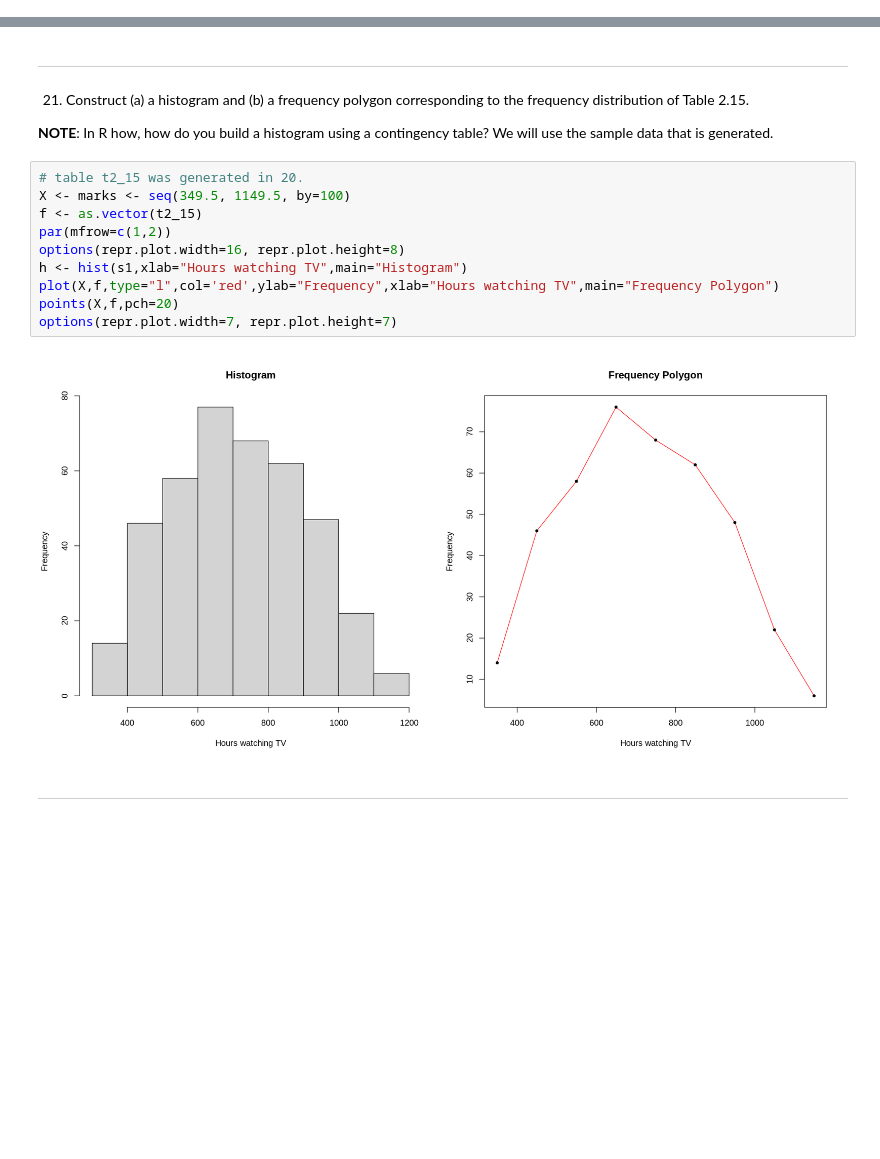
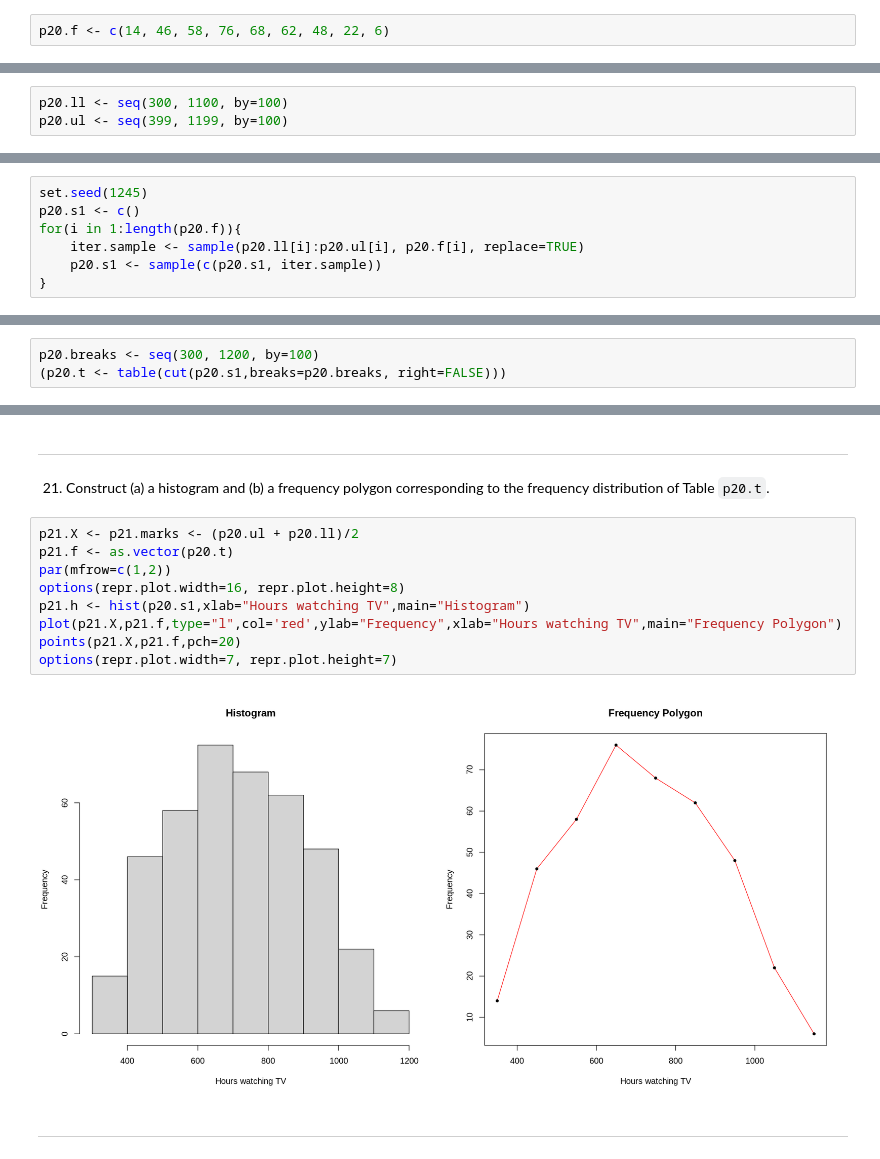
Before and after one commit to jbennett7/Statistics, a Jupyter notebook: Chapter 2 Supplementary Problems.ipynb, the cells around one changed output, grey strips where cells are left out. Drawn from its saved outputs; the diff is of its cells as text; blank space fills up the shorter version.

```diff
--- a/Chapter 2 Supplementary Problems.ipynb
+++ b/Chapter 2 Supplementary Problems.ipynb
@@ -41,0 +31,2 @@ boundaries <- seq(299.5, 1199.5,by=100)
+# %%
+p20.f <- c(14, 46, 58, 76, 68, 62, 48, 22, 6)
@@ -41,0 +35,3 @@ boundaries <- seq(299.5, 1199.5,by=100)
+# %%
+p20.ll <- seq(300, 1100, by=100)
+p20.ul <- seq(399, 1199, by=100)
@@ -41,0 +42,7 @@ boundaries <- seq(299.5, 1199.5,by=100)
+# %%
+set.seed(1245)
+p20.s1 <- c()
+for(i in 1:length(p20.f)){
+    iter.sample <- sample(p20.ll[i]:p20.ul[i], p20.f[i], replace=TRUE)
+    p20.s1 <- sample(c(p20.s1, iter.sample))
+}
@@ -41,0 +51,3 @@ boundaries <- seq(299.5, 1199.5,by=100)
+# %%
+p20.breaks <- seq(300, 1200, by=100)
+(p20.t <- table(cut(p20.s1,breaks=p20.breaks, right=FALSE)))
@@ -102,21 +125,18 @@ sum(as.vector(t2_15/sum(t2_15)*100)[9:7])
 # %% [markdown]
 ---
 # %% [markdown]
-21. Construct (a) a histogram and (b) a frequency polygon corresponding to the frequency distribution of Table 2.15.
-
-__NOTE__: In R how, how do you build a histogram using a contingency table? We will use the sample data that is generated.
+21. Construct (a) a histogram and (b) a frequency polygon corresponding to the frequency distribution of Table `p20.t`.
 # %%
-# table t2_15 was generated in 20.
-X <- marks <- seq(349.5, 1149.5, by=100)
-f <- as.vector(t2_15)
+p21.X <- p21.marks <- (p20.ul + p20.ll)/2
+p21.f <- as.vector(p20.t)
 par(mfrow=c(1,2))
 options(repr.plot.width=16, repr.plot.height=8)
-h <- hist(s1,xlab="Hours watching TV",main="Histogram")
-plot(X,f,type="l",col='red',ylab="Frequency",xlab="Hours watching TV",main="Frequency Polygon")
-points(X,f,pch=20)
+p21.h <- hist(p20.s1,xlab="Hours watching TV",main="Histogram")
+plot(p21.X,p21.f,type="l",col='red',ylab="Frequency",xlab="Hours watching TV",main="Frequency Polygon")
+points(p21.X,p21.f,pch=20)
 options(repr.plot.width=7, repr.plot.height=7)
 # %% [output]
-[figure, old version]
+[figure, new version]
 # %% [markdown]
 ---
 # %% [markdown]
```
Also changed, not shown: parts of 56 cells of this notebook, 2 other files.
